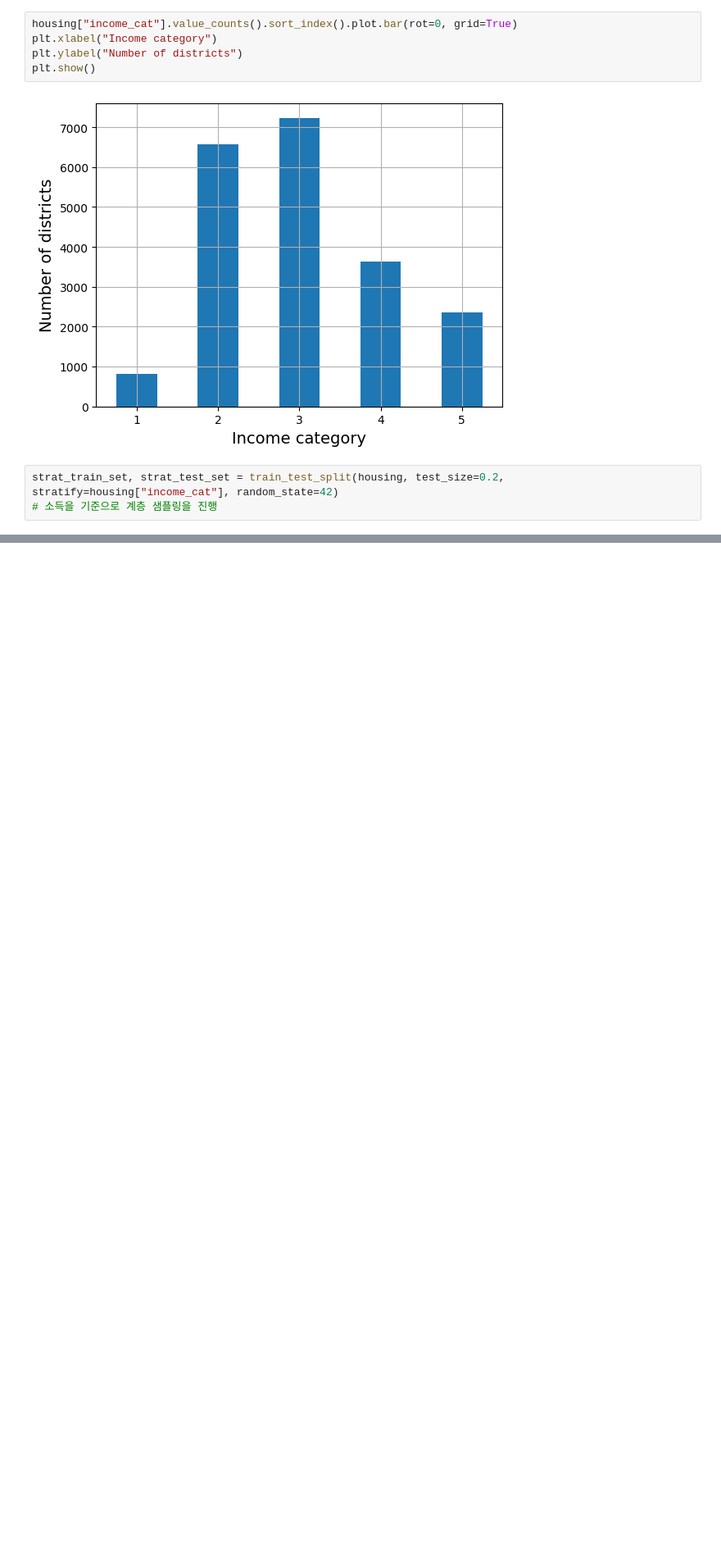
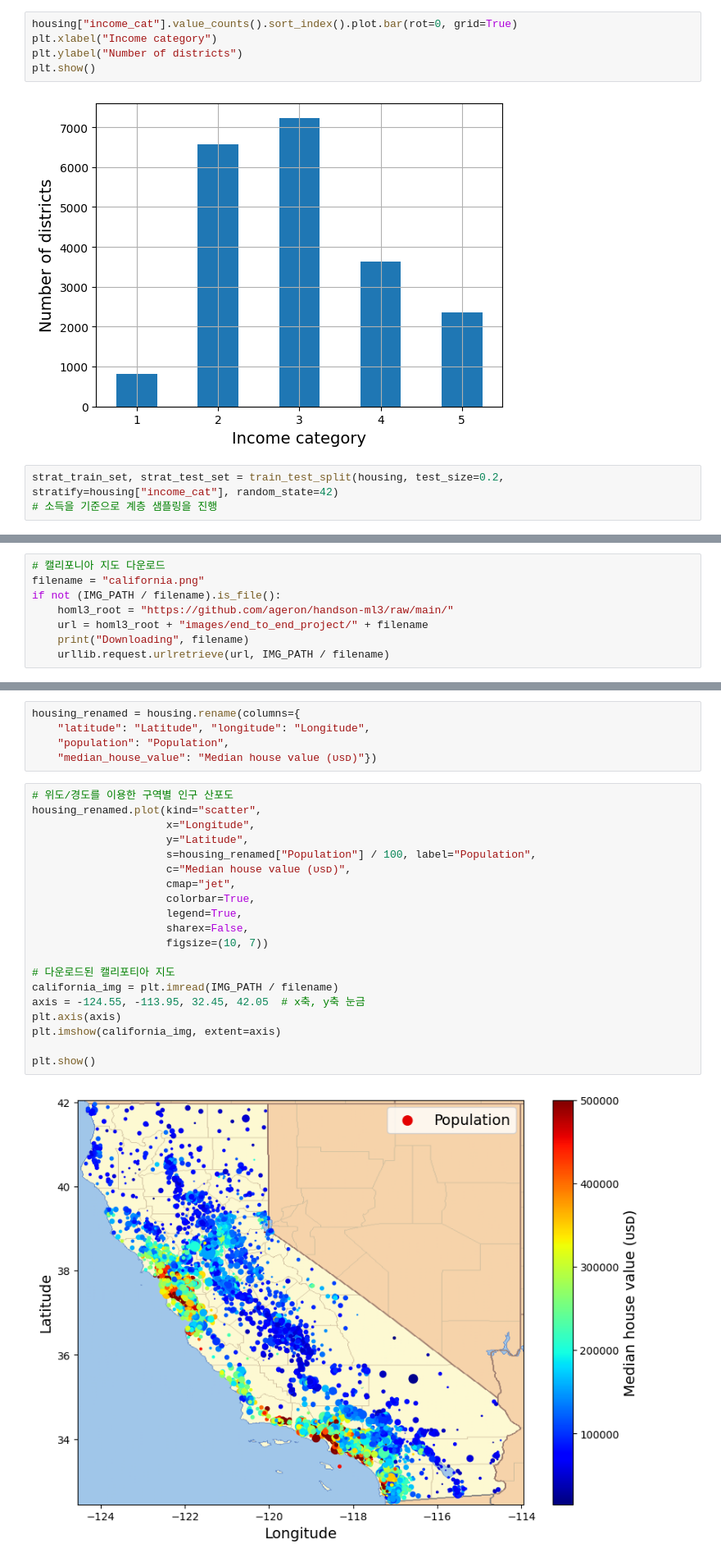
Before and after one commit to blueconecell/HandsOnML, a Jupyter notebook: test.ipynb, the cells around one changed output, grey strips where cells are left out. Shown at 82% size. Cells and saved outputs as stored; diff of their text form; blank space fills up the shorter version.

```diff
--- a/test.ipynb
+++ b/test.ipynb
@@ -199,0 +240,8 @@ strat_train_set, strat_test_set = train_test_split(housing, test_size=0.2, strat
+# %%
+# 캘리포니아 지도 다운로드
+filename = "california.png"
+if not (IMG_PATH / filename).is_file():
+    homl3_root = "https://github.com/ageron/handson-ml3/raw/main/"
+    url = homl3_root + "images/end_to_end_project/" + filename
+    print("Downloading", filename)
+    urllib.request.urlretrieve(url, IMG_PATH / filename)
@@ -199,0 +250,27 @@ strat_train_set, strat_test_set = train_test_split(housing, test_size=0.2, strat
+# %%
+housing_renamed = housing.rename(columns={
+    "latitude": "Latitude", "longitude": "Longitude",
+    "population": "Population",
+    "median_house_value": "Median house value (ᴜsᴅ)"})
+# %%
+# 위도/경도를 이용한 구역별 인구 산포도
+housing_renamed.plot(kind="scatter",
+                     x="Longitude",
+                     y="Latitude",
+                     s=housing_renamed["Population"] / 100, label="Population",
+                     c="Median house value (ᴜsᴅ)",
+                     cmap="jet",
+                     colorbar=True,
+                     legend=True,
+                     sharex=False,
+                     figsize=(10, 7))
+
+# 다운로드된 캘리포티아 지도
+california_img = plt.imread(IMG_PATH / filename)
+axis = -124.55, -113.95, 32.45, 42.05  # x축, y축 눈금
+plt.axis(axis)
+plt.imshow(california_img, extent=axis)
+
+plt.show()
+# %% [output]
+[figure, added]
```
Also changed, not shown: parts of 48 cells of this notebook, 1 other file.
